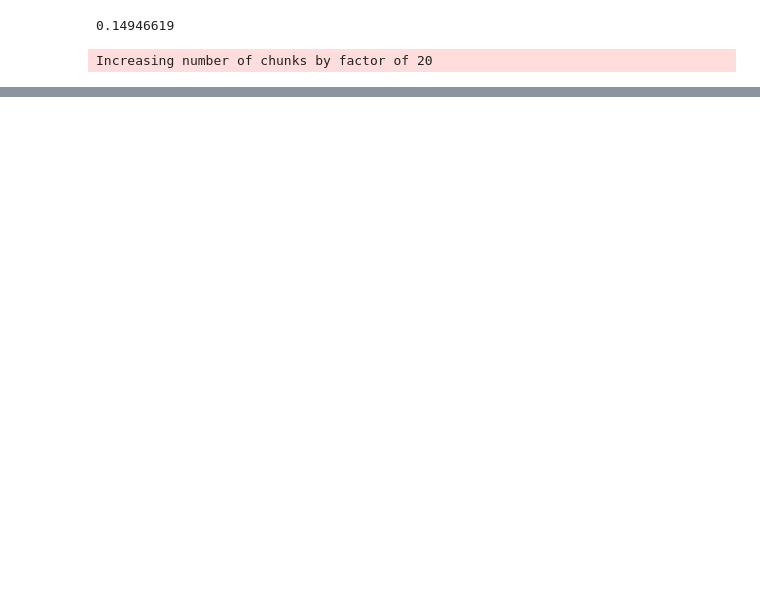
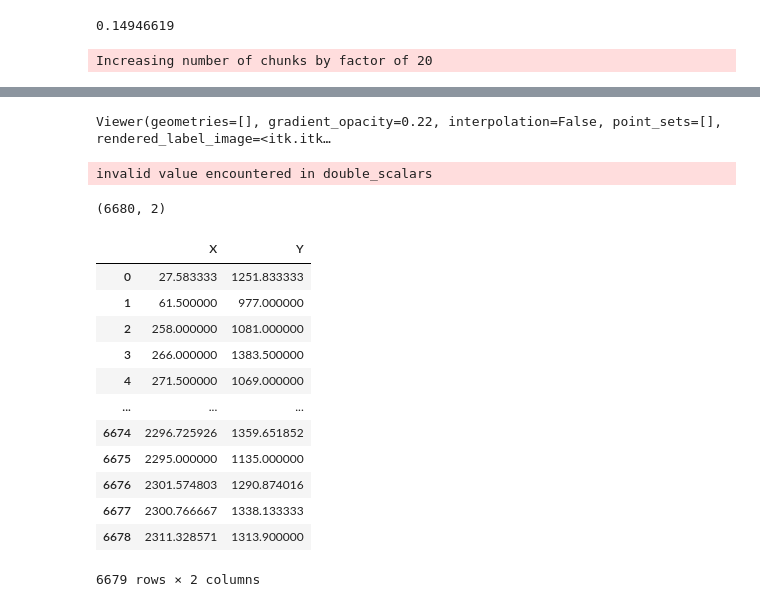
Before and after one commit to dani-lbnl/SC20_pyHPC, a Jupyter notebook: code/fiber_segmentation.ipynb, the cells around one changed output, grey strips where cells are left out. Drawn from its saved outputs; the diff is of its cells as text; code cells hidden in the pictures; blank space fills up the shorter version.

Commit message:
Centers of segmented fibers on slice 1000, CSV file

```diff
--- a/code/fiber_segmentation.ipynb
+++ b/code/fiber_segmentation.ipynb
@@ -273,0 +282,2 @@ types are available in ITK Python. To print the supported
+# %%
+label, nlabels = dask_image.ndmeasure.label(feature_threshold)
@@ -273,0 +290,2 @@ types are available in ITK Python. To print the supported
+# %%
+l = label.compute()
@@ -273,0 +302,12 @@ types are available in ITK Python. To print the supported
+# %%
+view(label_image=l.astype(np.uint64))
+# %% [output]
+Viewer(geometries=[], gradient_opacity=0.22, interpolation=False, point_sets=[], rendered_label_image=<itk.itk…
+# %%
+centers = dask_image.ndmeasure.center_of_mass(l, l, np.unique(l)).compute()
+# %% [output]
+invalid value encountered in double_scalars
+# %%
+centers.shape
+# %% [output]
+(6680, 2)
@@ -273,0 +316,18 @@ types are available in ITK Python. To print the supported
+# %%
+df = pd.DataFrame(centers[1:,:], columns=('X', 'Y'))
+# %%
+df
+# %% [output]
+|  | X | Y |
+| 0 | 27.583333 | 1251.833333 |
+| 1 | 61.500000 | 977.000000 |
+| 2 | 258.000000 | 1081.000000 |
+| 3 | 266.000000 | 1383.500000 |
+| 4 | 271.500000 | 1069.000000 |
+| ... | ... | ... |
+| 6674 | 2296.725926 | 1359.651852 |
+| 6675 | 2295.000000 | 1135.000000 |
+| 6676 | 2301.574803 | 1290.874016 |
+| 6677 | 2300.766667 | 1338.133333 |
+| 6678 | 2311.328571 | 1313.900000 |
+6679 rows × 2 columns
```
Also changed, not shown: parts of 13 cells of this notebook, 1 other file.
